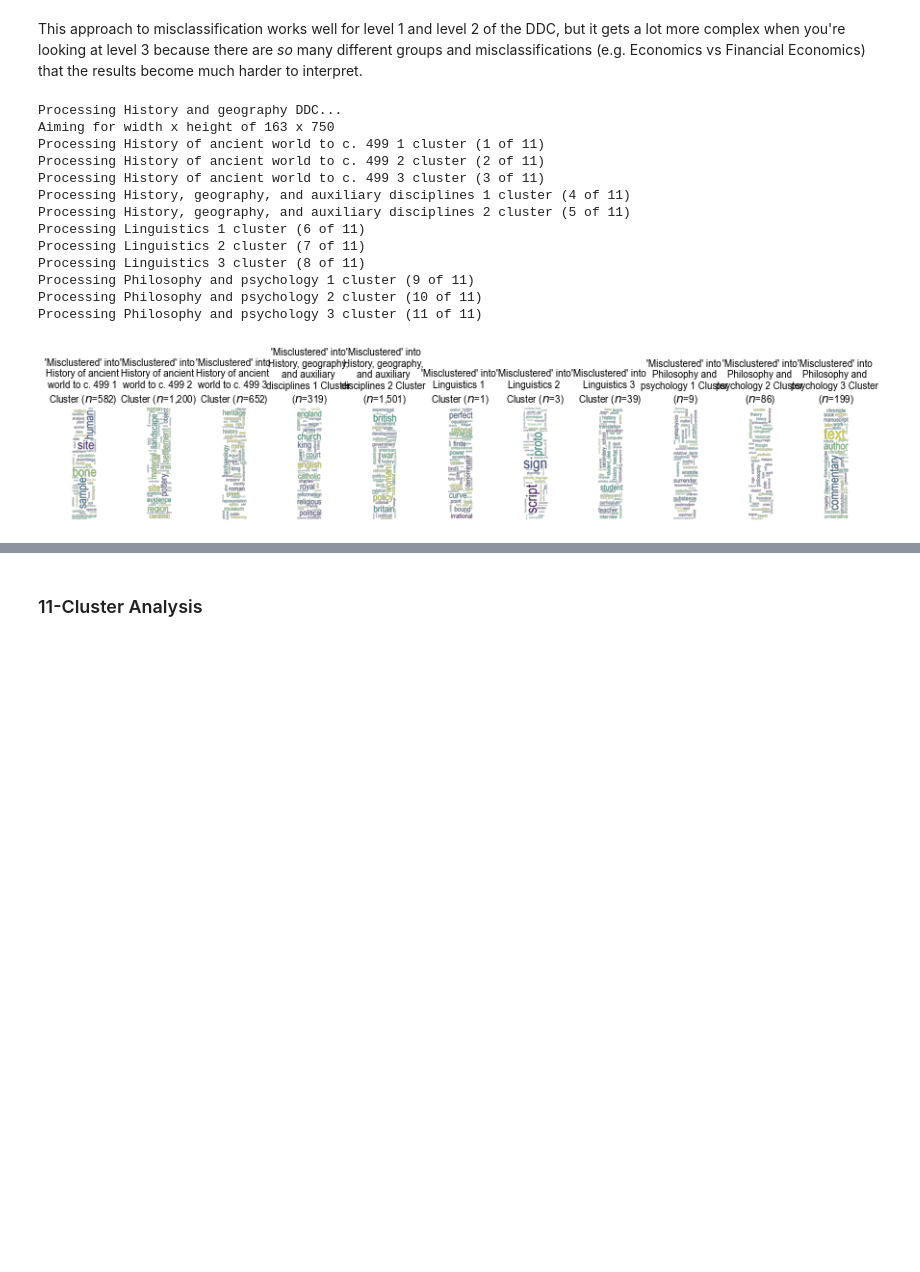
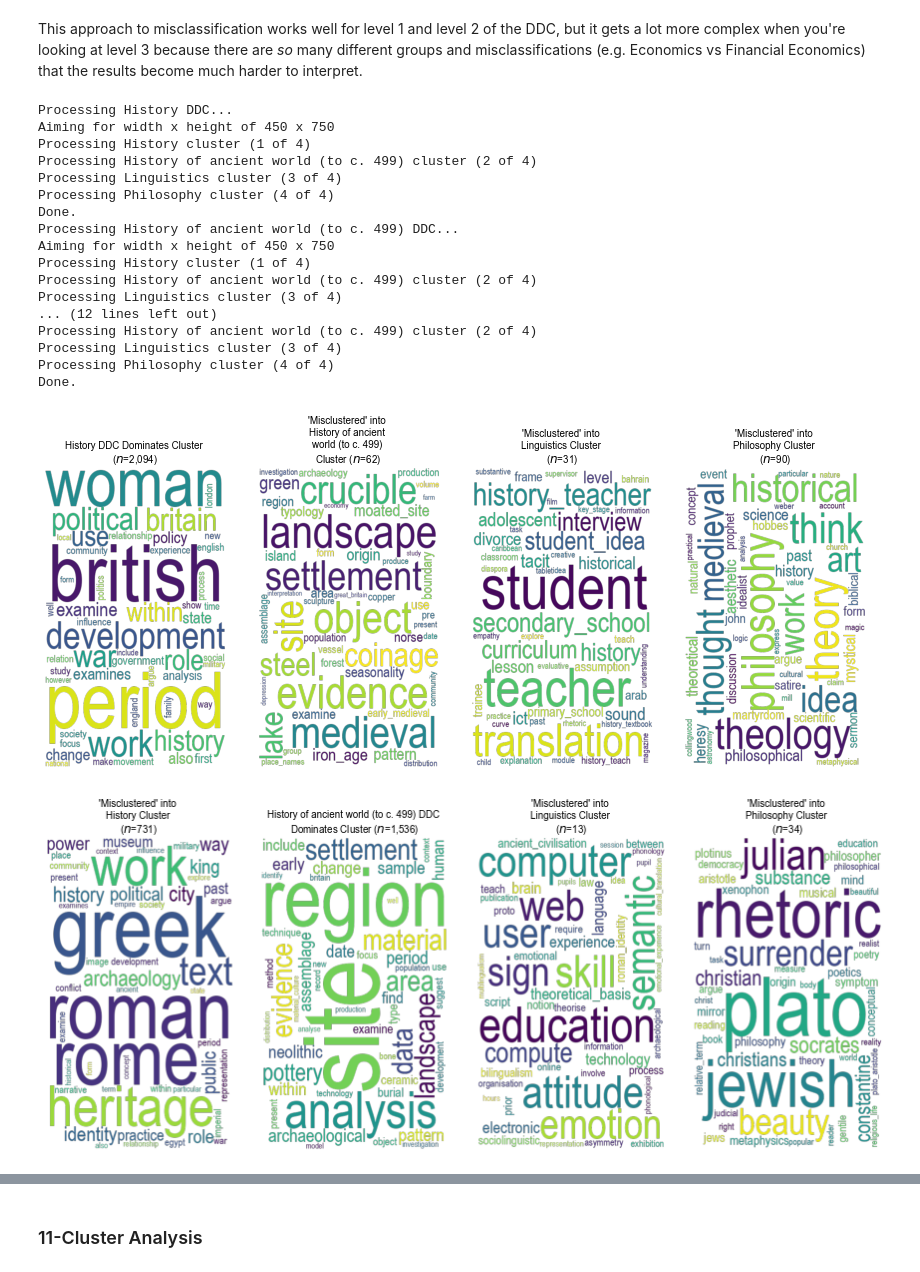
Before and after one commit to jreades/ph-tutorial-code, a Jupyter notebook: Clustering_Word_Embeddings.ipynb, the cells around one changed output, grey strips where cells are left out. Saved outputs shown, nothing was run; the diff lists cells and outputs as text; code cells hidden in the pictures; blank space fills up the shorter version.

```diff
--- a/Clustering_Word_Embeddings.ipynb
+++ b/Clustering_Word_Embeddings.ipynb
@@ -695,7 +693,7 @@ def break_title(title:str, target_len:int=40):
 Not needed if the `num_clusters` and `ddc_level` are the same as you ran above.
 # %%
 ddc  = 2
-ncls = len(cldf[f"ddc{ddc}"].unique())
+ncls = 4
 print(f"At the DDC {ddc} level there are {ncls} clusters.")
 
 projected = df.join(dfe).sort_values(by=['ddc1','ddc2'])
@@ -755,45 +753,50 @@ for ddc_name in sorted(clustered_df[f'ddc{ddc}'].unique()):
     Cloud = WordCloud(background_color=None, mode='RGBA',
                       max_words=50, relative_scaling=0.5, font_path=fp,
                       height=axheight, width=axwidth)
 
     for i, cl in enumerate(sorted(sdf[f'Cluster_Name_{ncls}'].unique())):
         print(f"Processing {cl} cluster ({i+1} of {nplots})")
 
         try:
             ax = axes.flatten()[i]
         except AttributeError:
             ax = axes
 
         tmp = pd.DataFrame({'words':words, 'weights':ctfidf.toarray()[i]}).set_index('words')
 
         if ddc_name == cl:
             ax.set_title(break_title(f"{ddc_name} DDC Dominates Cluster ($n$={(sdf[f'Cluster_Name_{ncls}']==cl).sum():,})"), **tfont)
         else:
-            ax.set_title(break_title(f"'Misclustered' into {cl} Cluster ($n$={(sdf[f'Cluster_Name_{ncls}']==cl).sum():,})", 20), **tfont)
+            ax.set_title(break_title(f"'Misclustered' into {cl} Cluster ($n$={(sdf[f'Cluster_Name_{ncls}']==cl).sum():,})", 35), **tfont)
         ax.imshow(Cloud.generate_from_frequencies({x:tmp.loc[x].weights for x in tmp.index.tolist()}))
         ax.axis("off")
         del(tmp)
 
     while i < len(axes.flatten())-1:
         i += 1
         axes.flatten()[i].axis('off')
 
     plt.tight_layout()
 
     #plt.savefig(os.path.join(c.outputs_dir,f'{c.which_embedding}-{c.embedding}-d{c.dimensions}-ddc{ddc}-c{ncls}-class_tfidf-{ddc_name}.png'), dpi=dpi)
     print("Done.")
 # %% [output]
-Processing History and geography DDC...
-Aiming for width x height of 163 x 750
-Processing History of ancient world to c. 499 1 cluster (1 of 11)
-Processing History of ancient world to c. 499 2 cluster (2 of 11)
-Processing History of ancient world to c. 499 3 cluster (3 of 11)
-Processing History, geography, and auxiliary disciplines 1 cluster (4 of 11)
-Processing History, geography, and auxiliary disciplines 2 cluster (5 of 11)
-Processing Linguistics 1 cluster (6 of 11)
-Processing Linguistics 2 cluster (7 of 11)
-Processing Linguistics 3 cluster (8 of 11)
-Processing Philosophy and psychology 1 cluster (9 of 11)
-Processing Philosophy and psychology 2 cluster (10 of 11)
-Processing Philosophy and psychology 3 cluster (11 of 11)
+Processing History DDC...
+Aiming for width x height of 450 x 750
+Processing History cluster (1 of 4)
+Processing History of ancient world (to c. 499) cluster (2 of 4)
+Processing Linguistics cluster (3 of 4)
+Processing Philosophy cluster (4 of 4)
+Done.
+Processing History of ancient world (to c. 499) DDC...
+Aiming for width x height of 450 x 750
+Processing History cluster (1 of 4)
+Processing History of ancient world (to c. 499) cluster (2 of 4)
+Processing Linguistics cluster (3 of 4)
+... (12 lines left out)
+Processing History of ancient world (to c. 499) cluster (2 of 4)
+Processing Linguistics cluster (3 of 4)
+Processing Philosophy cluster (4 of 4)
+Done.
-[figure, old version]
+[figure, new version]
+[figure, added]
```
Also changed, not shown: parts of 18 cells of this notebook.
